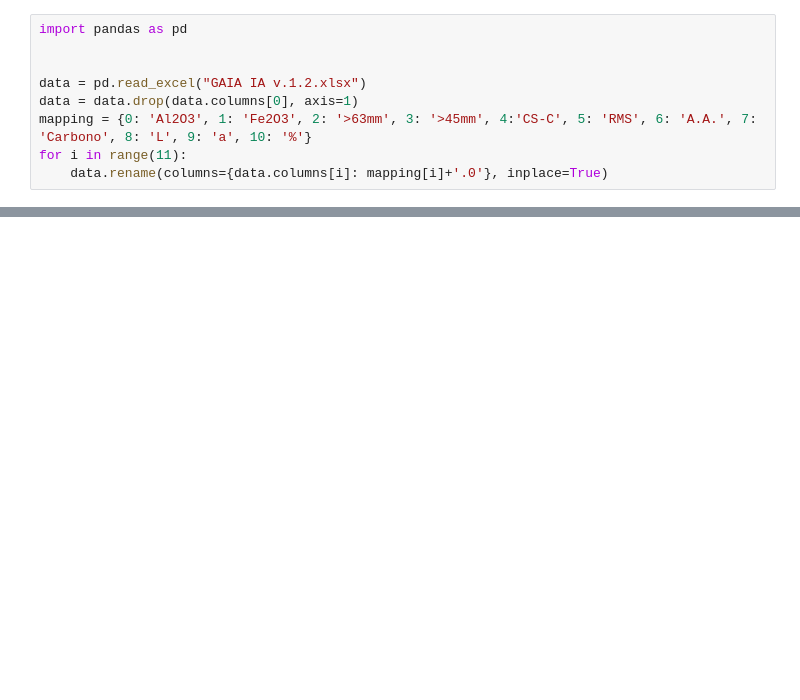
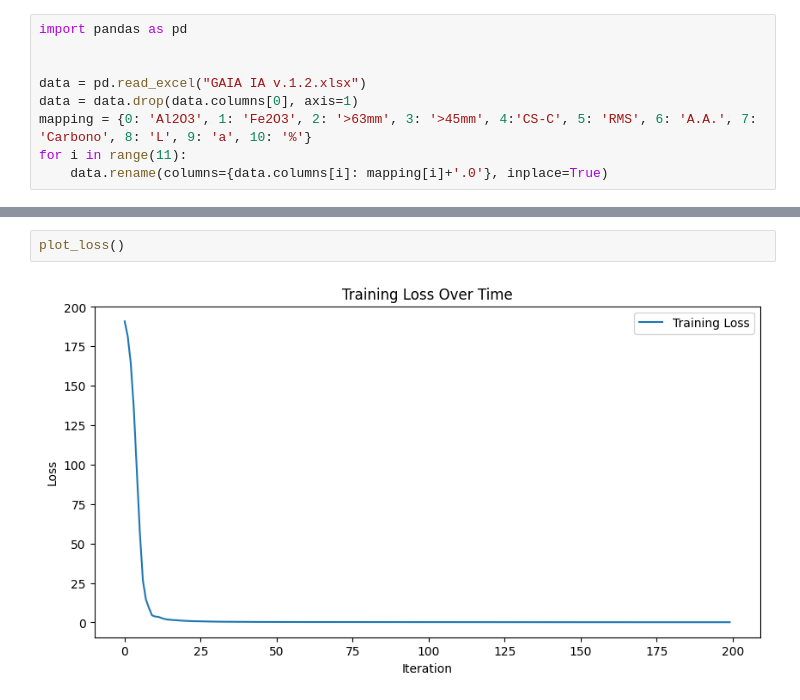
Before and after one commit to pedro-ddomingues/PEC, a Jupyter notebook: NNs.ipynb, the cells around one changed output, grey strips where cells are left out. Saved outputs shown, nothing was run; the diff lists cells and outputs as text; blank space fills up the shorter version.

```diff
--- a/NNs.ipynb
+++ b/NNs.ipynb
@@ -163,0 +284,4 @@ Example predictions:
+# %%
+plot_loss()
+# %% [output]
+[figure, added]
```
Also changed, not shown: parts of 13 cells of this notebook, 1 other file.
